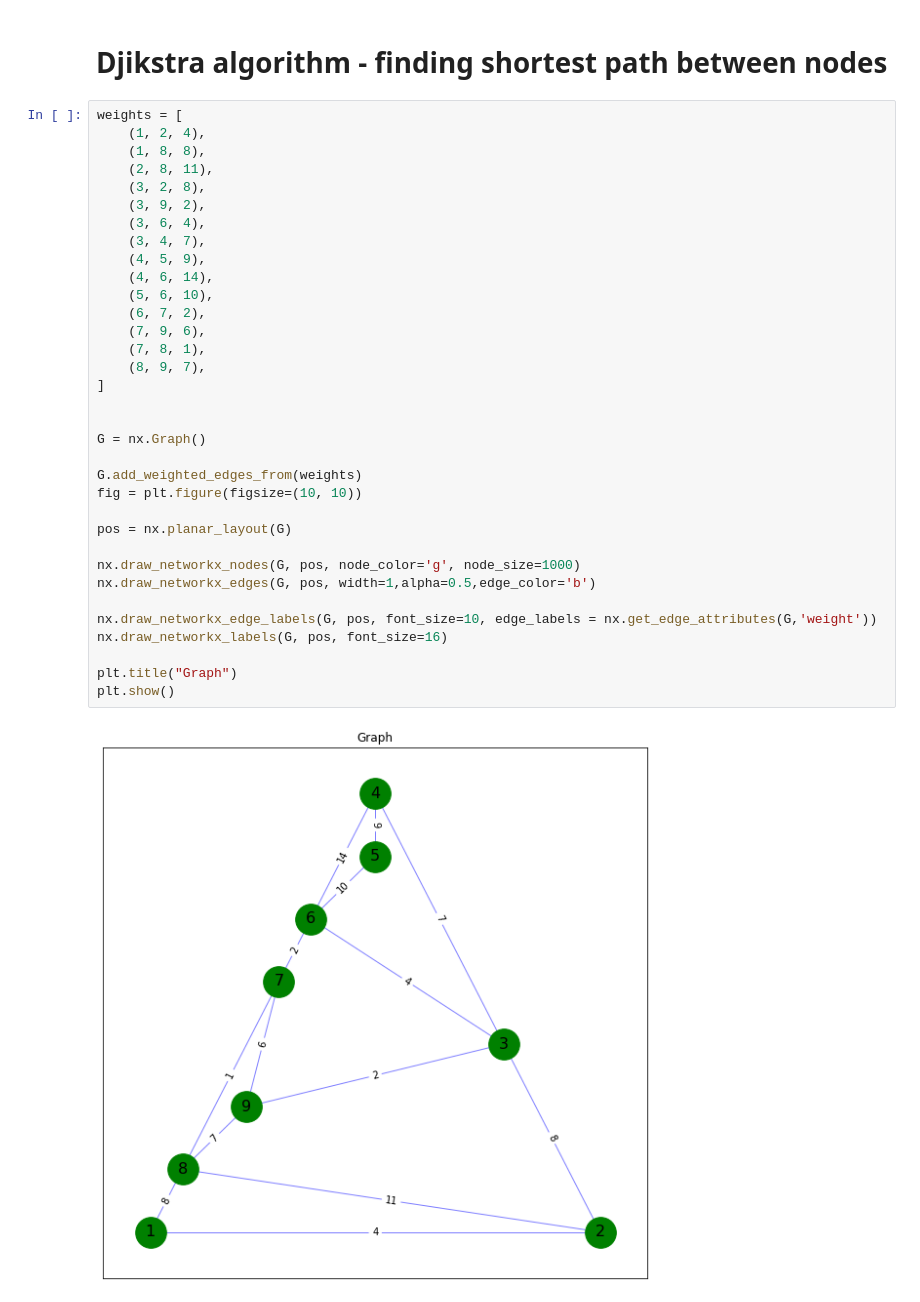
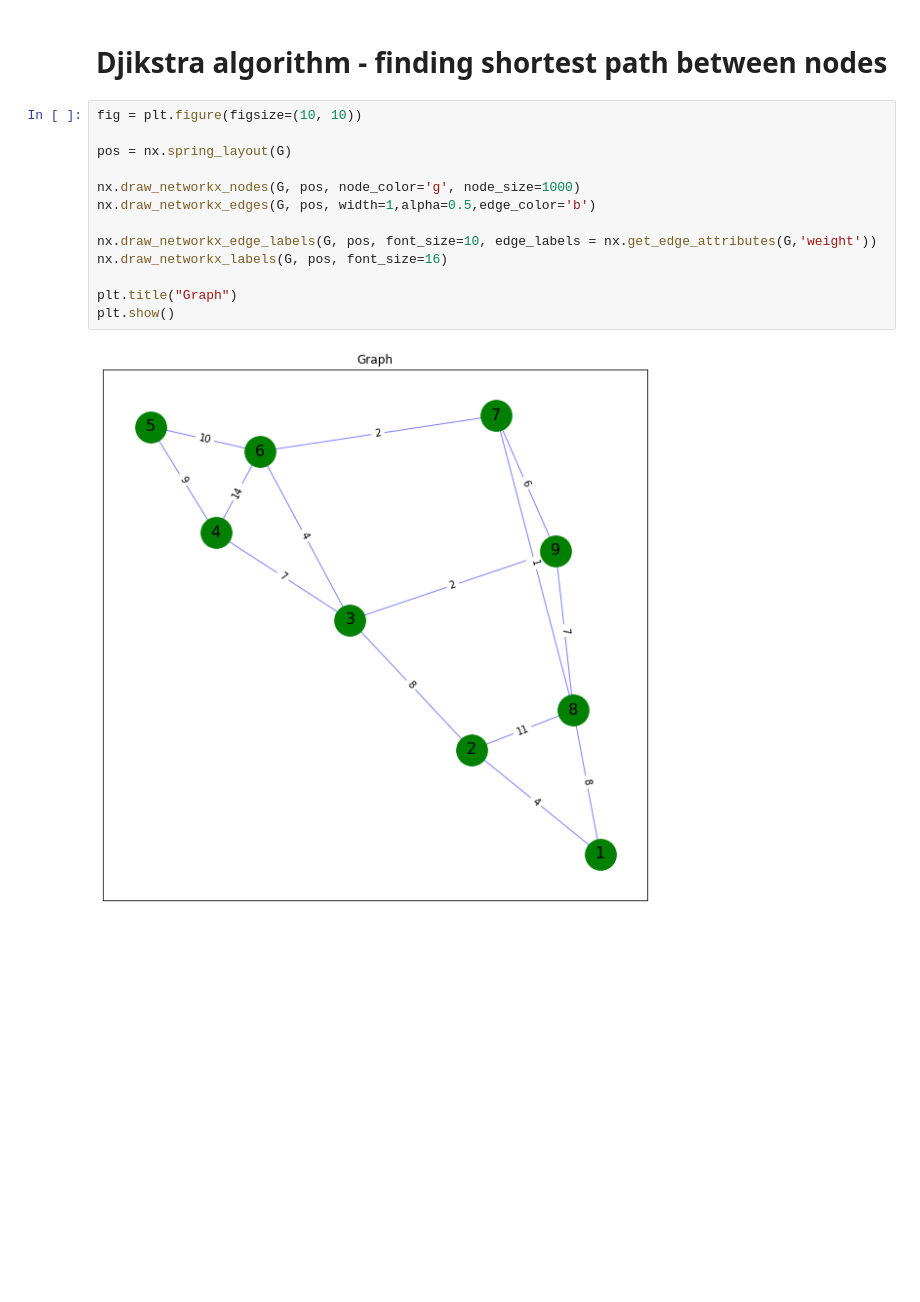
Before and after one commit to djmmatracki/BadanieOperacyjne, a Jupyter notebook: Przeszukiwanie drzewa/notes.ipynb, the cells around one changed output. Saved outputs shown, nothing was run; the diff lists cells and outputs as text; blank space fills up the shorter version.

```diff
--- a/Przeszukiwanie drzewa/notes.ipynb
+++ b/Przeszukiwanie drzewa/notes.ipynb
@@ -110,38 +110,17 @@ plt.show()
 # %% [markdown]
 # Djikstra algorithm - finding shortest path between nodes
 # %%
-weights = [
-    (1, 2, 4),
-    (1, 8, 8),
-    (2, 8, 11),
-    (3, 2, 8),
-    (3, 9, 2),
-    (3, 6, 4),
-    (3, 4, 7),
-    (4, 5, 9),
-    (4, 6, 14),
-    (5, 6, 10),
-    (6, 7, 2),
-    (7, 9, 6),
-    (7, 8, 1),
-    (8, 9, 7),
-]
-
-
-G = nx.Graph()
-
-G.add_weighted_edges_from(weights)
 fig = plt.figure(figsize=(10, 10))
 
-pos = nx.planar_layout(G)
+pos = nx.spring_layout(G)
 
 nx.draw_networkx_nodes(G, pos, node_color='g', node_size=1000)
 nx.draw_networkx_edges(G, pos, width=1,alpha=0.5,edge_color='b')
 
 nx.draw_networkx_edge_labels(G, pos, font_size=10, edge_labels = nx.get_edge_attributes(G,'weight'))
 nx.draw_networkx_labels(G, pos, font_size=16)
 
 plt.title("Graph")
 plt.show()
 # %% [output]
-[figure, old version]
+[figure, new version]
```
Also changed, not shown: parts of 5 cells of this notebook.
